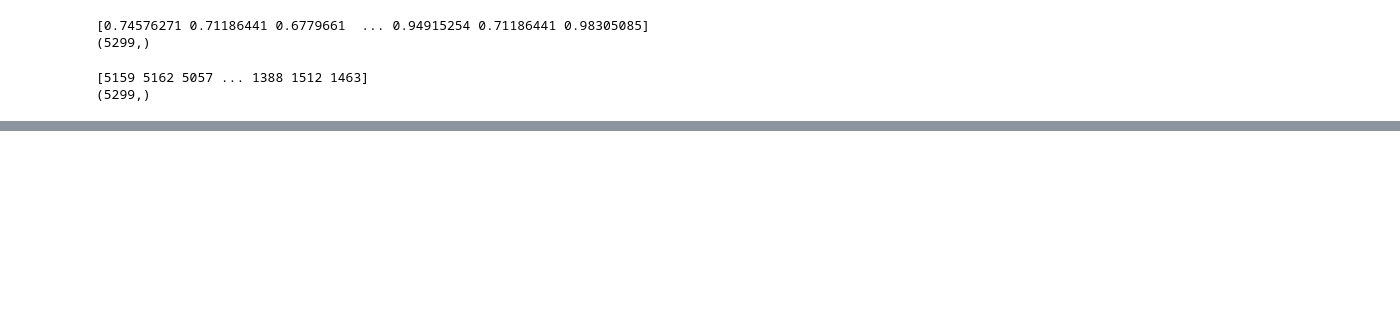
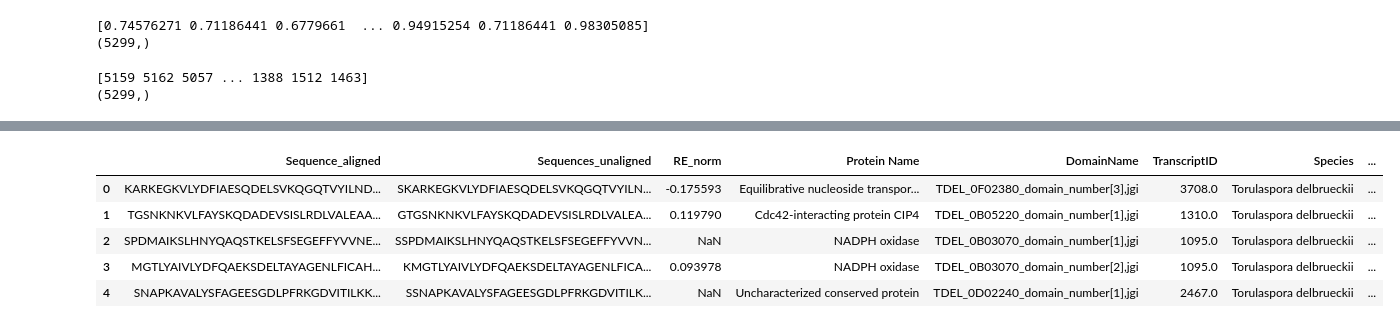
Before and after one commit to chemgeeklian/SH3_orthology_paper_analysis, a Jupyter notebook: Closest_natural_seq.ipynb, the cells around one changed output, grey strips where cells are left out. Drawn from its saved outputs; the diff is of its cells as text; code cells hidden in the pictures; blank space fills up the shorter version.

```diff
--- a/Closest_natural_seq.ipynb
+++ b/Closest_natural_seq.ipynb
@@ -86,0 +94,9 @@ nature.loc[closest_sequences_indices]
+# %%
+merged_df.head(5)
+# %% [output]
+|  | Sequence_aligned | Sequences_unaligned | RE_norm | Protein Name | DomainName | TranscriptID | Species | ... |
+| 0 | KARKEGKVLYDFIAESQDELSVKQGQTVYILND... | SKARKEGKVLYDFIAESQDELSVKQGQTVYILN... | -0.175593 | Equilibrative nucleoside transpor... | TDEL_0F02380_domain_number[3],jgi | 3708.0 | Torulaspora delbrueckii | ... |
+| 1 | TGSNKNKVLFAYSKQDADEVSISLRDLVALEAA... | GTGSNKNKVLFAYSKQDADEVSISLRDLVALEA... | 0.119790 | Cdc42-interacting protein CIP4 | TDEL_0B05220_domain_number[1],jgi | 1310.0 | Torulaspora delbrueckii | ... |
+| 2 | SPDMAIKSLHNYQAQSTKELSFSEGEFFYVVNE... | SSPDMAIKSLHNYQAQSTKELSFSEGEFFYVVN... | NaN | NADPH oxidase | TDEL_0B03070_domain_number[1],jgi | 1095.0 | Torulaspora delbrueckii | ... |
+| 3 | MGTLYAIVLYDFQAEKSDELTAYAGENLFICAH... | KMGTLYAIVLYDFQAEKSDELTAYAGENLFICA... | 0.093978 | NADPH oxidase | TDEL_0B03070_domain_number[2],jgi | 1095.0 | Torulaspora delbrueckii | ... |
+| 4 | SNAPKAVALYSFAGEESGDLPFRKGDVITILKK... | SSNAPKAVALYSFAGEESGDLPFRKGDVITILK... | NaN | Uncharacterized conserved protein | TDEL_0D02240_domain_number[1],jgi | 2467.0 | Torulaspora delbrueckii | ... |
```
Also changed, not shown: parts of 7 cells of this notebook, 1 other file.
